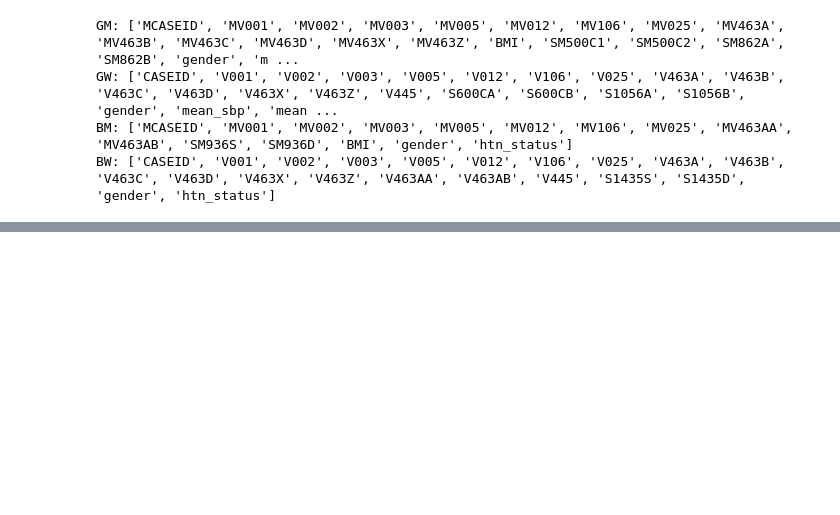
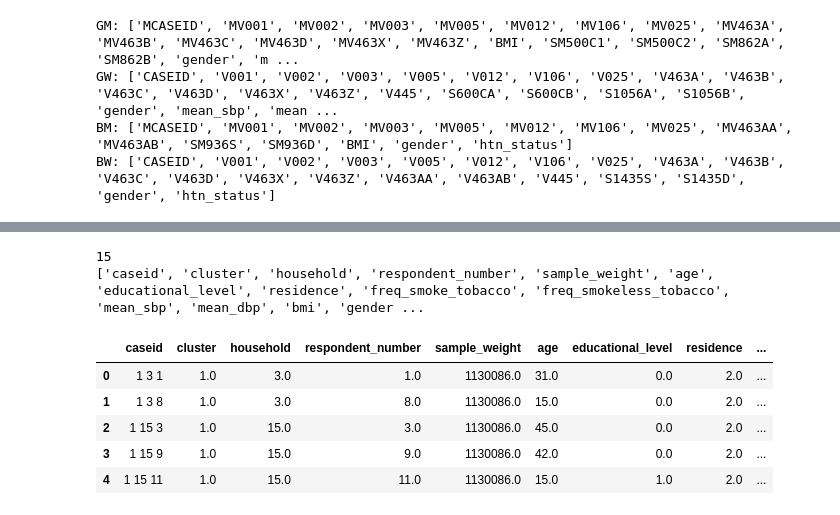
Before and after one commit to Phawazz/HyperDetect, a Jupyter notebook: notebooks/02_harmonization.ipynb, the cells around one changed output, grey strips where cells are left out. Drawn from its saved outputs; the diff is of its cells as text; code cells hidden in the pictures; blank space fills up the shorter version.

```diff
--- a/notebooks/02_harmonization.ipynb
+++ b/notebooks/02_harmonization.ipynb
@@ -85,0 +168,33 @@ BW: ['CASEID', 'V001', 'V002', 'V003', 'V005', 'V012', 'V106', 'V025', 'V463A',
+# %%
+# Standardize Benin Men variable names
+
+bm = bm.rename(columns={
+    "MCASEID": "caseid",
+    "MV001": "cluster",
+    "MV002": "household",
+    "MV003": "respondent_number",
+    "MV005": "sample_weight",
+    "MV012": "age",
+    "MV106": "educational_level",
+    "MV025": "residence",
+    "MV463AA": "freq_smoke_tobacco",
+    "MV463AB": "freq_smokeless_tobacco",
+    "BMI": "bmi",
+    "SM936S": "mean_sbp",
+    "SM936D": "mean_dbp",
+    "gender": "gender",
+    "htn_status": "htn_status",
+})
+# %%
+print(len(bm.columns.tolist()))
+print(bm.columns.tolist())
+bm.head()
+# %% [output]
+15
+['caseid', 'cluster', 'household', 'respondent_number', 'sample_weight', 'age', 'educational_level', 'residence', 'freq_smoke_tobacco', 'freq_smokeless_tobacco', 'mean_sbp', 'mean_dbp', 'bmi', 'gender ...
+|  | caseid | cluster | household | respondent_number | sample_weight | age | educational_level | residence | ... |
+| 0 | 1 3 1 | 1.0 | 3.0 | 1.0 | 1130086.0 | 31.0 | 0.0 | 2.0 | ... |
+| 1 | 1 3 8 | 1.0 | 3.0 | 8.0 | 1130086.0 | 15.0 | 0.0 | 2.0 | ... |
+| 2 | 1 15 3 | 1.0 | 15.0 | 3.0 | 1130086.0 | 45.0 | 0.0 | 2.0 | ... |
+| 3 | 1 15 9 | 1.0 | 15.0 | 9.0 | 1130086.0 | 42.0 | 0.0 | 2.0 | ... |
+| 4 | 1 15 11 | 1.0 | 15.0 | 11.0 | 1130086.0 | 15.0 | 1.0 | 2.0 | ... |
```
Also changed, not shown: parts of 23 cells of this notebook.
